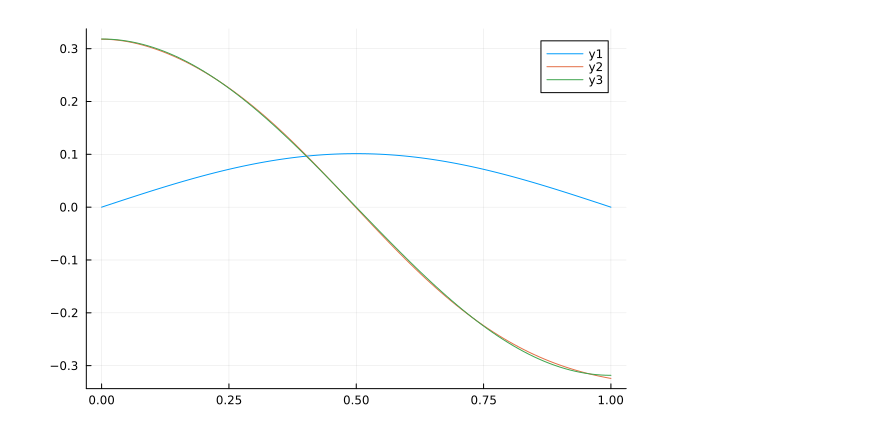
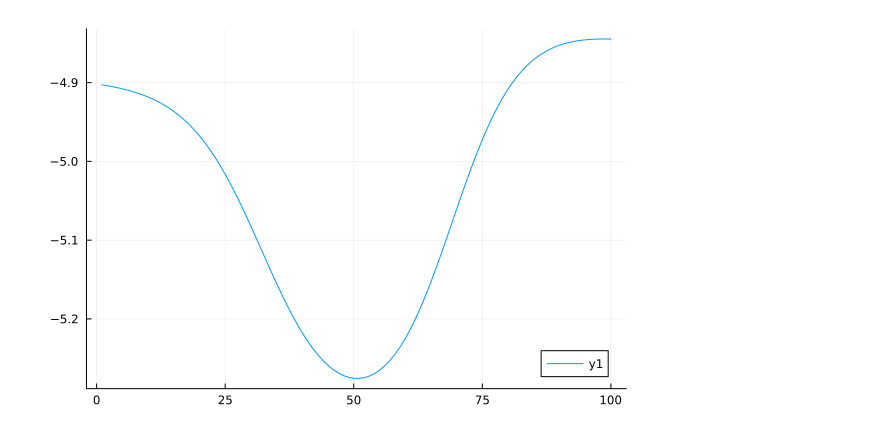
Before and after one commit to oscar-rincon/ReScience-PINNs-Lux, a Jupyter notebook: TaylorDiff_custom_mlp.ipynb, the cells around one changed output. Saved outputs shown, nothing was run; the diff lists cells and outputs as text; code cells hidden in the pictures.

```diff
--- a/TaylorDiff_custom_mlp.ipynb
+++ b/TaylorDiff_custom_mlp.ipynb
@@ -162,7 +92,4 @@ derivative2 = TaylorDiff.derivative.(nn, x_line[:], Float32.(ones(size(x_line[:]
-# %%
-derivative2 = TaylorDiff.derivative.(nn, x_line[:], Float32.(ones(size(x_line[:]))), Val(1))
-plot(x_line', analytical_solution.(x_line)')
-plot!(x_line', derivative2)
-plot!(x_line', derivative1)
-# %% [output]
-[figure, removed]
+# %%
+plot(f(x)')
+# %% [output]
+[figure, added]
```
Also changed, not shown: parts of 8 cells of this notebook, 6 other files.
